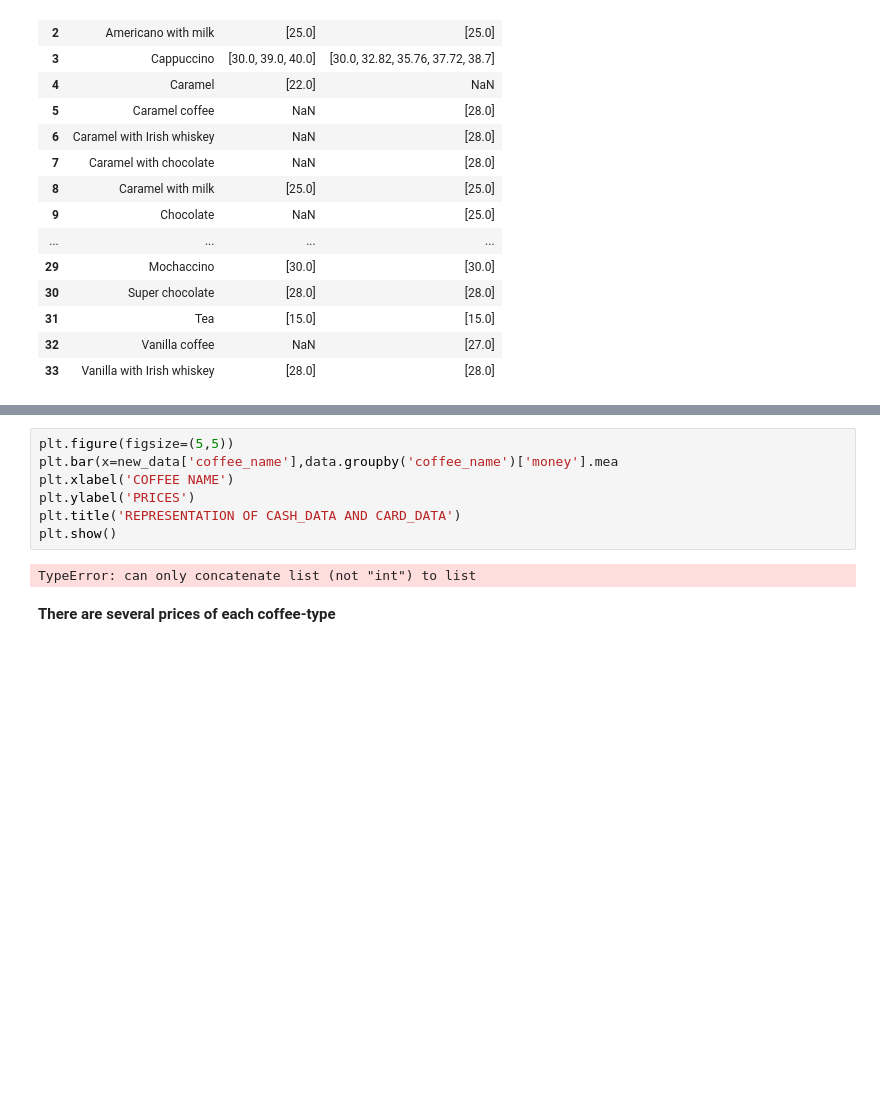
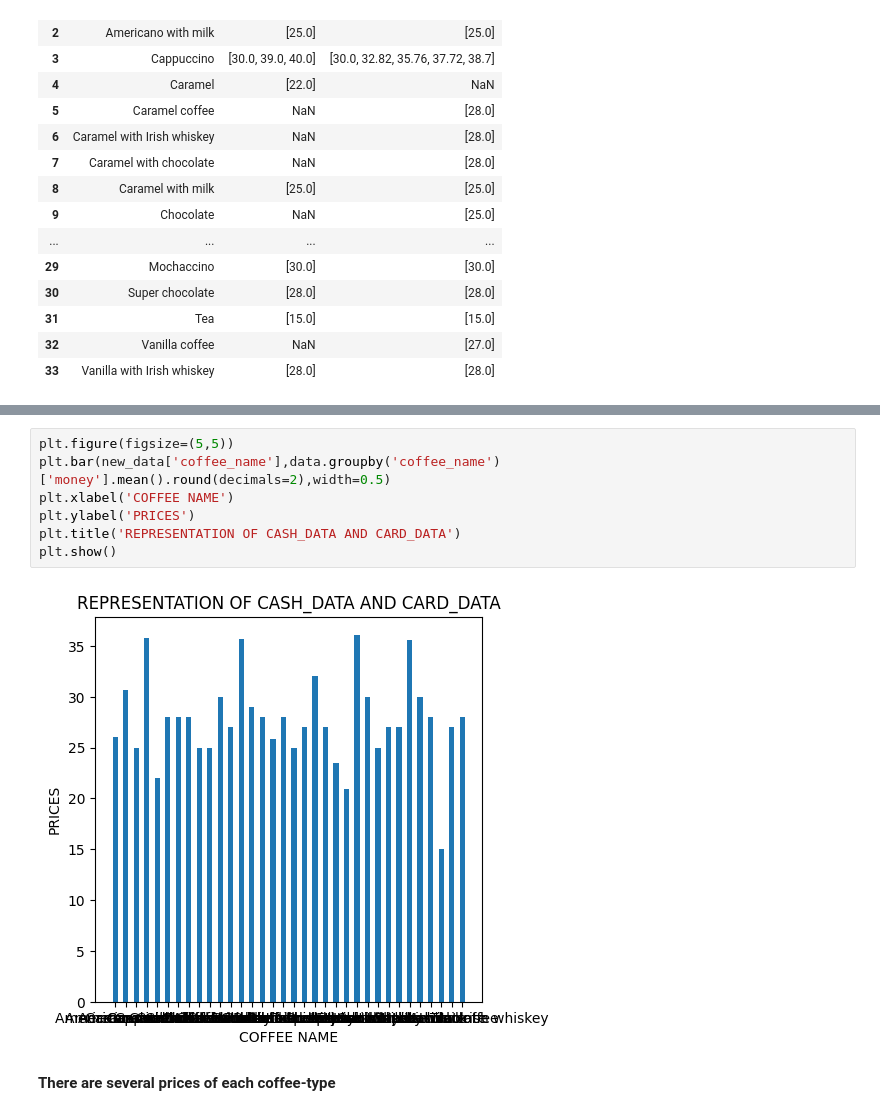
Before and after one commit to Imadittyaa/coffee-sales, a Jupyter notebook: coffee_sales.ipynb, the cells around one changed output, grey strips where cells are left out. Drawn from its saved outputs; the diff is of its cells as text; blank space fills up the shorter version.

```diff
--- a/coffee_sales.ipynb
+++ b/coffee_sales.ipynb
@@ -198,12 +202,12 @@ Name: money, dtype: float64
 # %%
 plt.figure(figsize=(5,5))
-plt.bar(x=new_data['coffee_name'],data.groupby('coffee_name')['money'].mea
+plt.bar(new_data['coffee_name'],data.groupby('coffee_name')['money'].mean().round(decimals=2),width=0.5)
 plt.xlabel('COFFEE NAME')
 plt.ylabel('PRICES')
 plt.title('REPRESENTATION OF CASH_DATA AND CARD_DATA')
 plt.show()
 # %% [output]
-TypeError: can only concatenate list (not "int") to list
+[figure, added]
 # %% [markdown]
 **There are several prices of each coffee-type**
 # %% [markdown]
```
Also changed, not shown: parts of 4 cells of this notebook.
